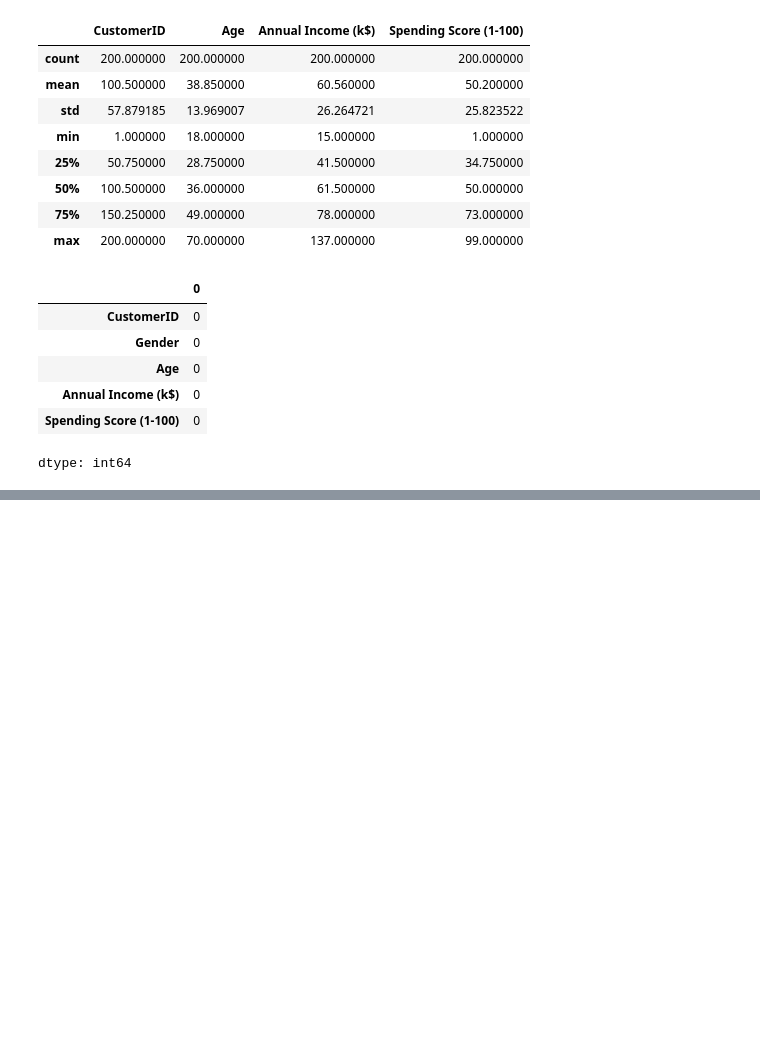
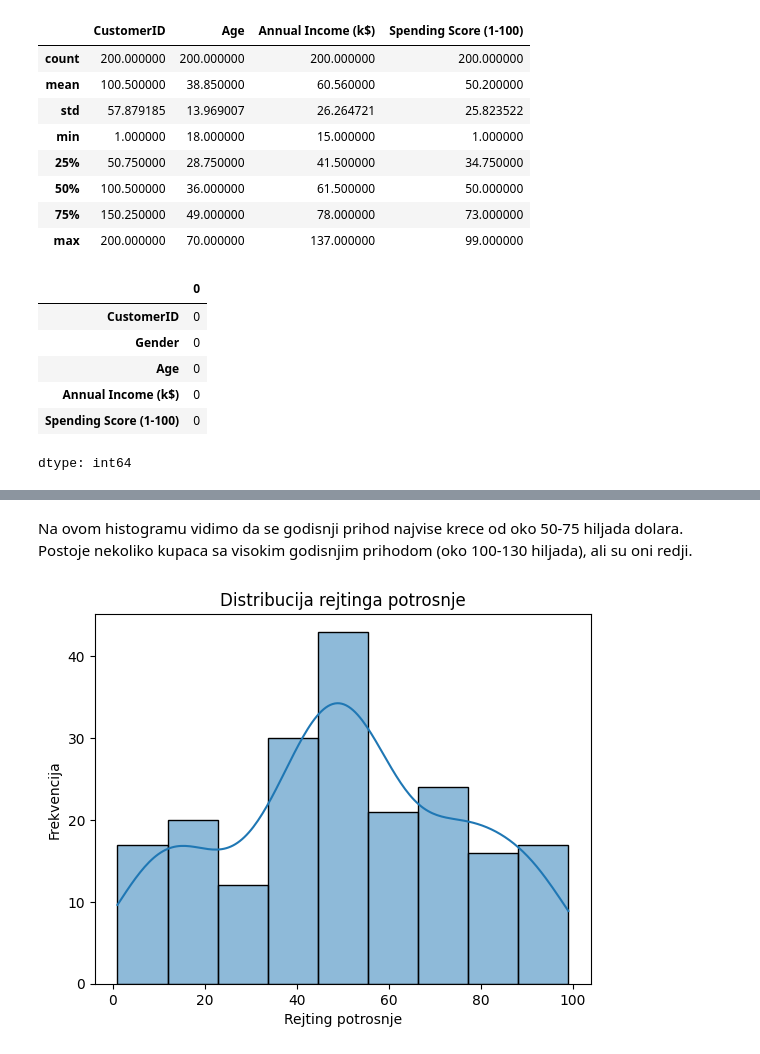
Before and after one commit to KrstinaPerovic/Vezba-Python-1, a Jupyter notebook: Untitled1.ipynb, the cells around one changed output, grey strips where cells are left out. Saved outputs shown, nothing was run; the diff lists cells and outputs as text; code cells hidden in the pictures; blank space fills up the shorter version.

```diff
--- a/Untitled1.ipynb
+++ b/Untitled1.ipynb
@@ -57,0 +129,10 @@ dtype: int64
+# %% [markdown]
+Na ovom histogramu vidimo da se godisnji prihod najvise krece od oko 50-75 hiljada dolara. Postoje nekoliko kupaca sa visokim godisnjim prihodom (oko 100-130 hiljada), ali su oni redji.
+# %%
+sns.histplot(df['Spending Score (1-100)'], kde = True)
+plt.title("Distribucija rejtinga potrosnje")
+plt.xlabel("Rejting potrosnje")
+plt.ylabel("Frekvencija")
+plt.show()
+# %% [output]
+[figure, added]
```
Also changed, not shown: parts of 22 cells of this notebook.
